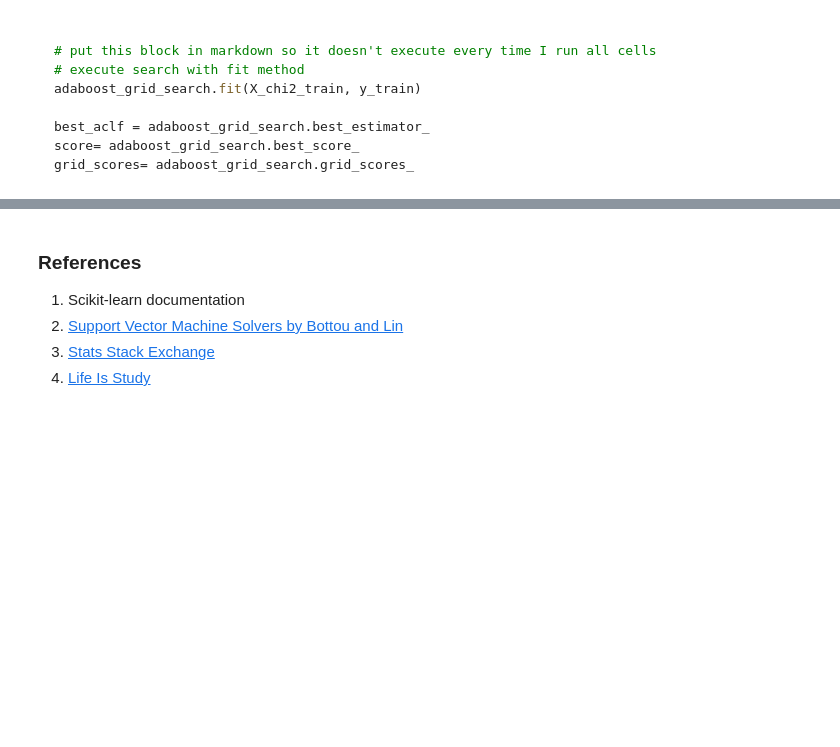
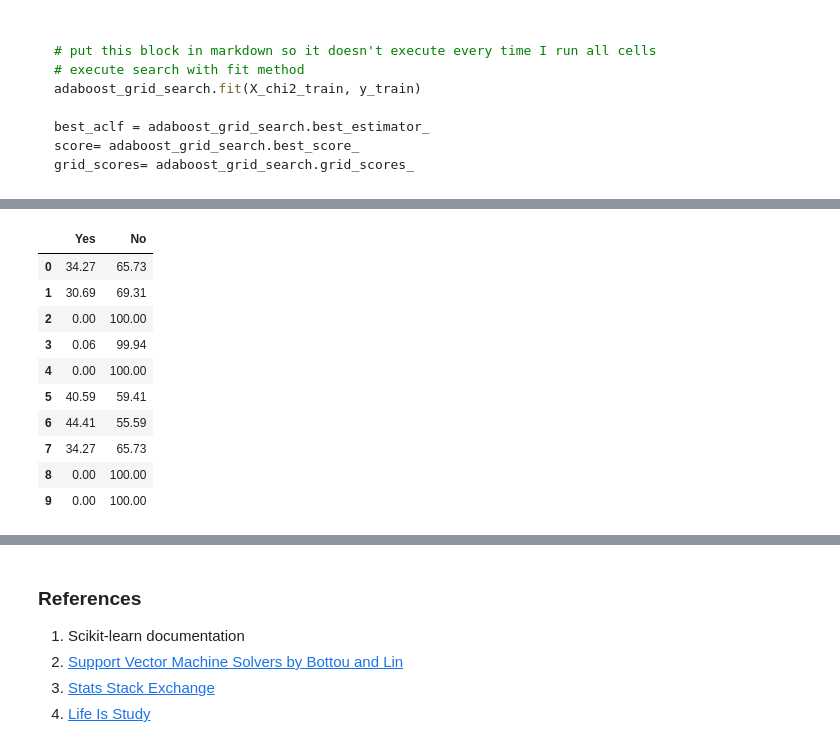
Before and after one commit to baumanab/Udacity_MachineLearningEngineer_ND, a Jupyter notebook: projects/student_intervention/student_intervention.ipynb, the cells around one changed output, grey strips where cells are left out. Cells and saved outputs as stored; diff of their text form; code cells hidden in the pictures; blank space fills up the shorter version.

```diff
--- a/projects/student_intervention/student_intervention.ipynb
+++ b/projects/student_intervention/student_intervention.ipynb
@@ -1239,0 +1520,14 @@ lowest
+# %%
+prob_dataframe.head(10)
+# %% [output]
+|  | Yes | No |
+| 0 | 34.27 | 65.73 |
+| 1 | 30.69 | 69.31 |
+| 2 | 0.00 | 100.00 |
+| 3 | 0.06 | 99.94 |
+| 4 | 0.00 | 100.00 |
+| 5 | 40.59 | 59.41 |
+| 6 | 44.41 | 55.59 |
+| 7 | 34.27 | 65.73 |
+| 8 | 0.00 | 100.00 |
+| 9 | 0.00 | 100.00 |
```
Also changed, not shown: parts of 33 cells of this notebook, 8 other files.
